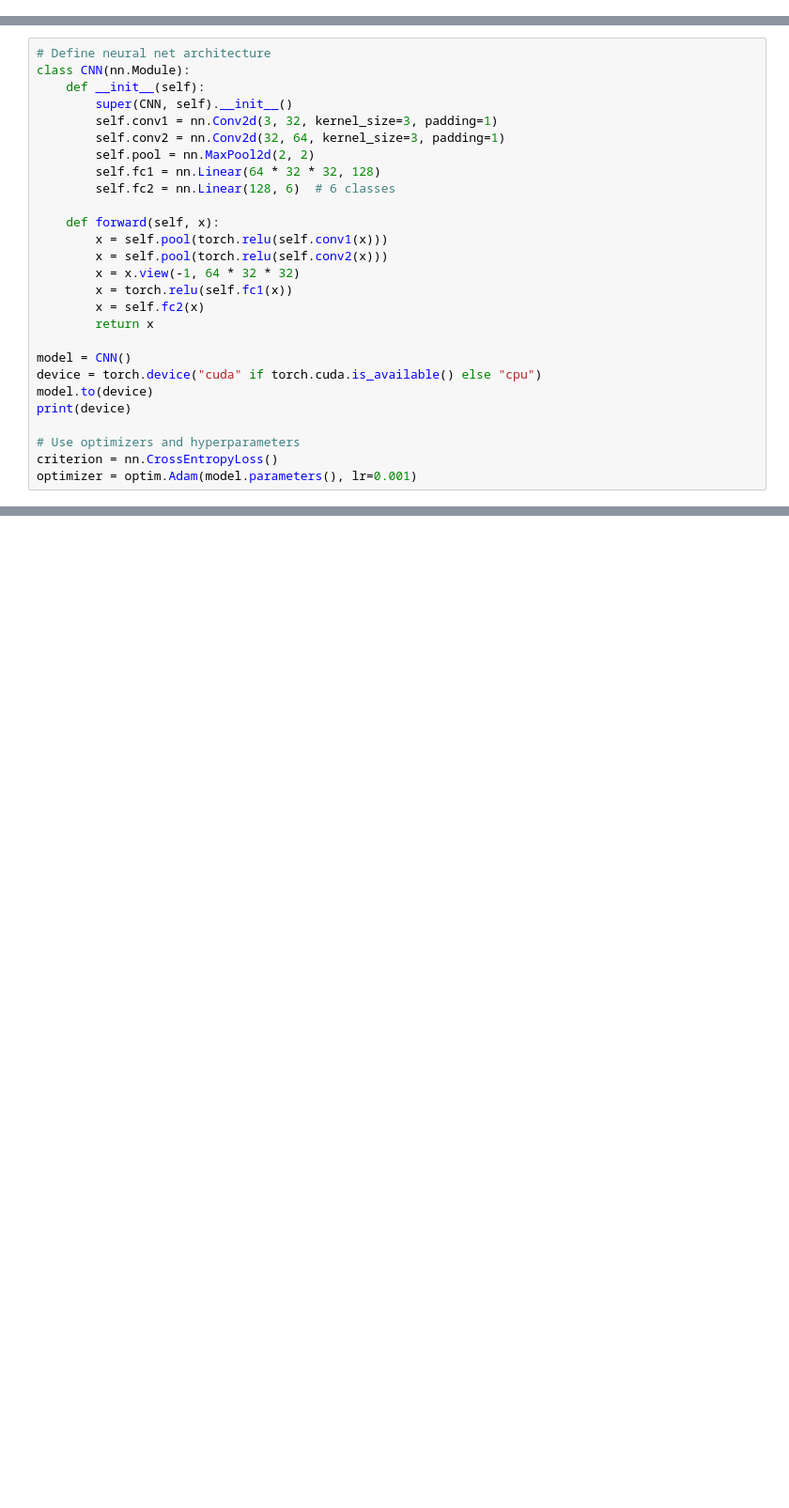
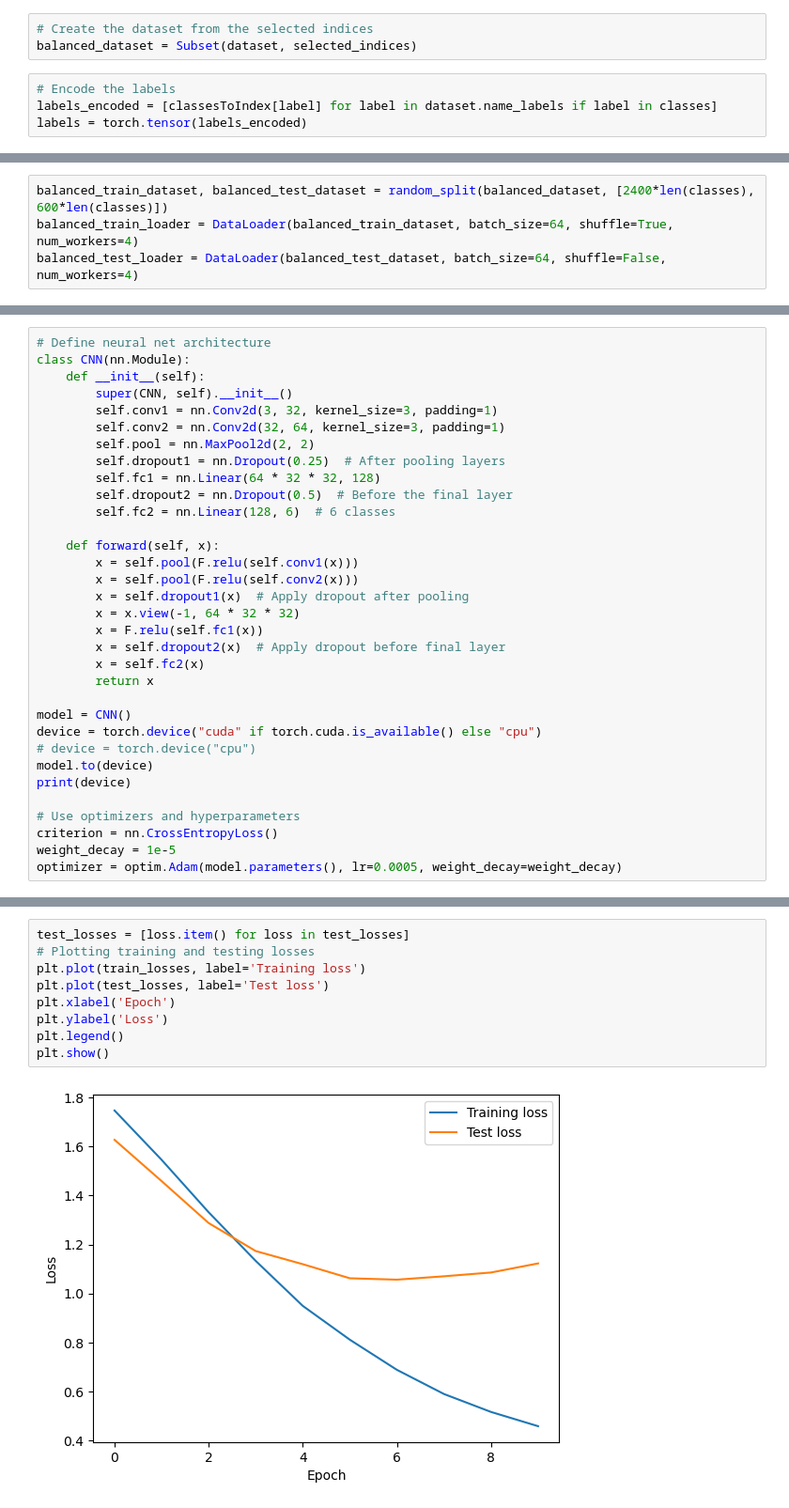
Before and after one commit to SujalN/ECE176Project, a Jupyter notebook: code.ipynb, the cells around one changed output, grey strips where cells are left out. Shown: that part at 94% size. Saved outputs shown, nothing was run; the diff lists cells and outputs as text; blank space fills up the shorter version.

```diff
--- a/code.ipynb
+++ b/code.ipynb
@@ -83,0 +142,7 @@ X_train, X_test, y_train, y_test = train_test_split(images, labels, test_size=0.
+# %%
+# Create the dataset from the selected indices
+balanced_dataset = Subset(dataset, selected_indices)
+# %%
+# Encode the labels
+labels_encoded = [classesToIndex[label] for label in dataset.name_labels if label in classes]
+labels = torch.tensor(labels_encoded)
@@ -83,0 +155,4 @@ X_train, X_test, y_train, y_test = train_test_split(images, labels, test_size=0.
+# %%
+balanced_train_dataset, balanced_test_dataset = random_split(balanced_dataset, [2400*len(classes), 600*len(classes)])
+balanced_train_loader = DataLoader(balanced_train_dataset, batch_size=64, shuffle=True, num_workers=4)
+balanced_test_loader = DataLoader(balanced_test_dataset, batch_size=64, shuffle=False, num_workers=4)
@@ -89,23 +170,29 @@ class CNN(nn.Module):
         self.conv1 = nn.Conv2d(3, 32, kernel_size=3, padding=1)
         self.conv2 = nn.Conv2d(32, 64, kernel_size=3, padding=1)
         self.pool = nn.MaxPool2d(2, 2)
+        self.dropout1 = nn.Dropout(0.25)  # After pooling layers
         self.fc1 = nn.Linear(64 * 32 * 32, 128)
+        self.dropout2 = nn.Dropout(0.5)  # Before the final layer
         self.fc2 = nn.Linear(128, 6)  # 6 classes
 
     def forward(self, x):
-        x = self.pool(torch.relu(self.conv1(x)))
-        x = self.pool(torch.relu(self.conv2(x)))
+        x = self.pool(F.relu(self.conv1(x)))
+        x = self.pool(F.relu(self.conv2(x)))
+        x = self.dropout1(x)  # Apply dropout after pooling
         x = x.view(-1, 64 * 32 * 32)
-        x = torch.relu(self.fc1(x))
+        x = F.relu(self.fc1(x))
+        x = self.dropout2(x)  # Apply dropout before final layer
         x = self.fc2(x)
         return x
 
 model = CNN()
 device = torch.device("cuda" if torch.cuda.is_available() else "cpu")
+# device = torch.device("cpu")
 model.to(device)
 print(device)
 
 # Use optimizers and hyperparameters
 criterion = nn.CrossEntropyLoss()
-optimizer = optim.Adam(model.parameters(), lr=0.001)
+weight_decay = 1e-5
+optimizer = optim.Adam(model.parameters(), lr=0.0005, weight_decay=weight_decay)
 # %% [output]
@@ -180,0 +260,11 @@ show_predictions(model, X_test, y_test, num_images=10)
+# %%
+test_losses = [loss.item() for loss in test_losses]
+# Plotting training and testing losses
+plt.plot(train_losses, label='Training loss')
+plt.plot(test_losses, label='Test loss')
+plt.xlabel('Epoch')
+plt.ylabel('Loss')
+plt.legend()
+plt.show()
+# %% [output]
+[figure, added]
```
Also changed, not shown: parts of 19 cells of this notebook.
